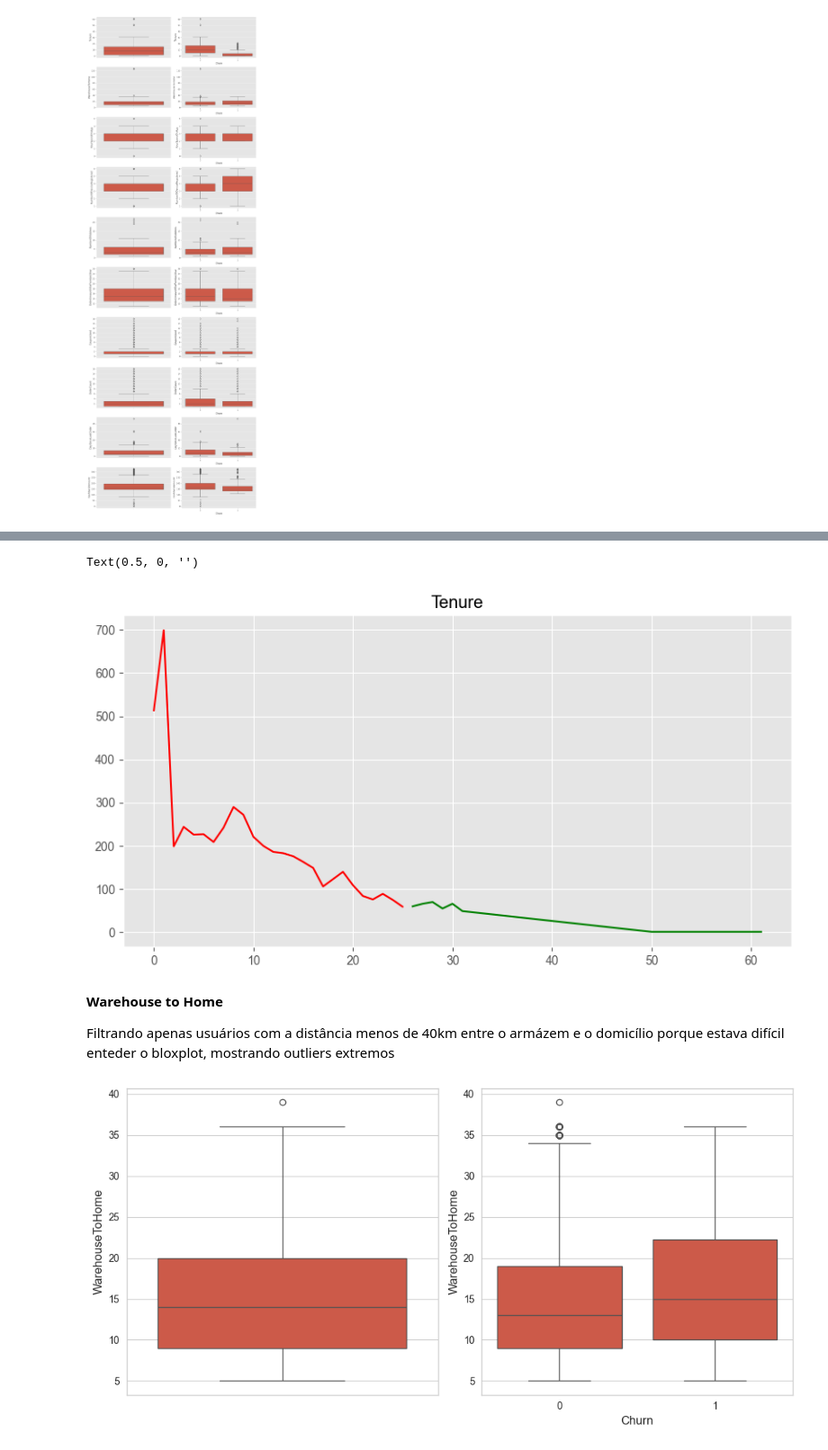
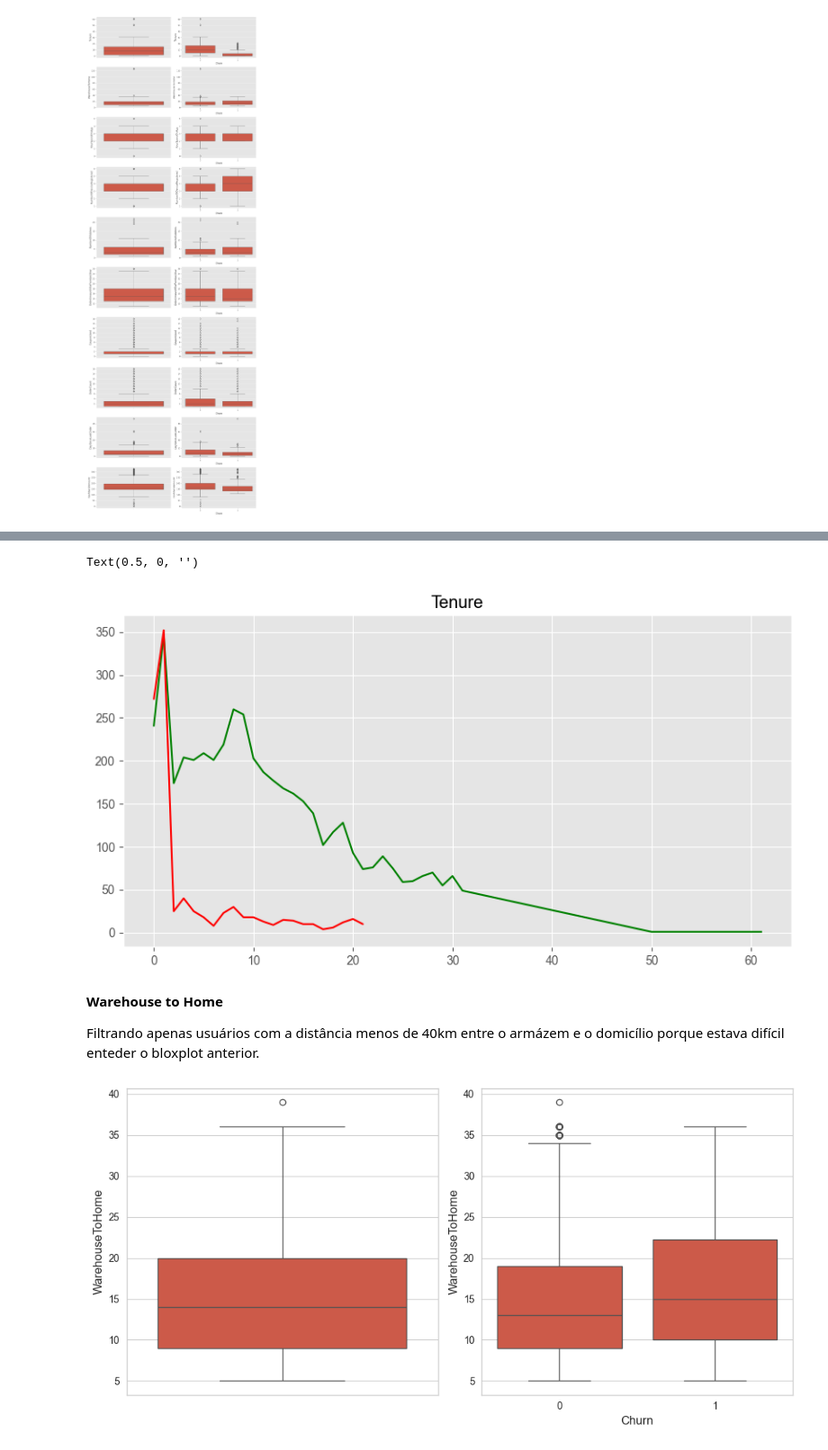
Before and after one commit to PedroReste/modelos_de_machine_learning, a Jupyter notebook: pt_analise_e_modelo_para_previsao_de_churn_em_ecommerce/analise_de_dados_focado_para_o_modelo_de_churn.ipynb, the cells around one changed output, grey strips where cells are left out. Shown at 90% size. Drawn from its saved outputs; the diff is of its cells as text; code cells hidden in the pictures.

```diff
--- a/pt_analise_e_modelo_para_previsao_de_churn_em_ecommerce/analise_de_dados_focado_para_o_modelo_de_churn.ipynb
+++ b/pt_analise_e_modelo_para_previsao_de_churn_em_ecommerce/analise_de_dados_focado_para_o_modelo_de_churn.ipynb
@@ -119,22 +151,22 @@ Quando observamos com a visão de um boxplot, encontramos alguns valores distoan
 # %%
 fig, axes = plt.subplots(figsize=(10, 5))
 
-var = df['Tenure'].sort_values().value_counts(sort=False)[df["Churn"] == 0]
+var = df['Tenure'][df["Churn"] == 0].sort_values().value_counts(sort=False)
 sns.lineplot(x= var.index, y=var.values, color="green")
 
 sns.set_style("whitegrid")
-var = df['Tenure'].sort_values().value_counts(sort=False)[df["Churn"] == 1]
+var = df['Tenure'][df["Churn"] == 1].sort_values().value_counts(sort=False)
 sns.lineplot(x= var.index, y=var.values, color="red")
 
 axes.set_title("Tenure")
 axes.set_xlabel("")
 # %% [output]
 Text(0.5, 0, '')
-[figure, old version]
+[figure, new version]
 # %% [markdown]
 **Warehouse to Home**
 
-Filtrando apenas usuários com a distância menos de 40km entre o armázem e o domicílio porque estava difícil enteder o bloxplot, mostrando outliers extremos
+Filtrando apenas usuários com a distância menos de 40km entre o armázem e o domicílio porque estava difícil enteder o bloxplot anterior.
 # %%
 fig, axes = plt.subplots(1, 2, figsize=(10,5))
 
```
Also changed, not shown: parts of 36 cells of this notebook, 1 other file.
